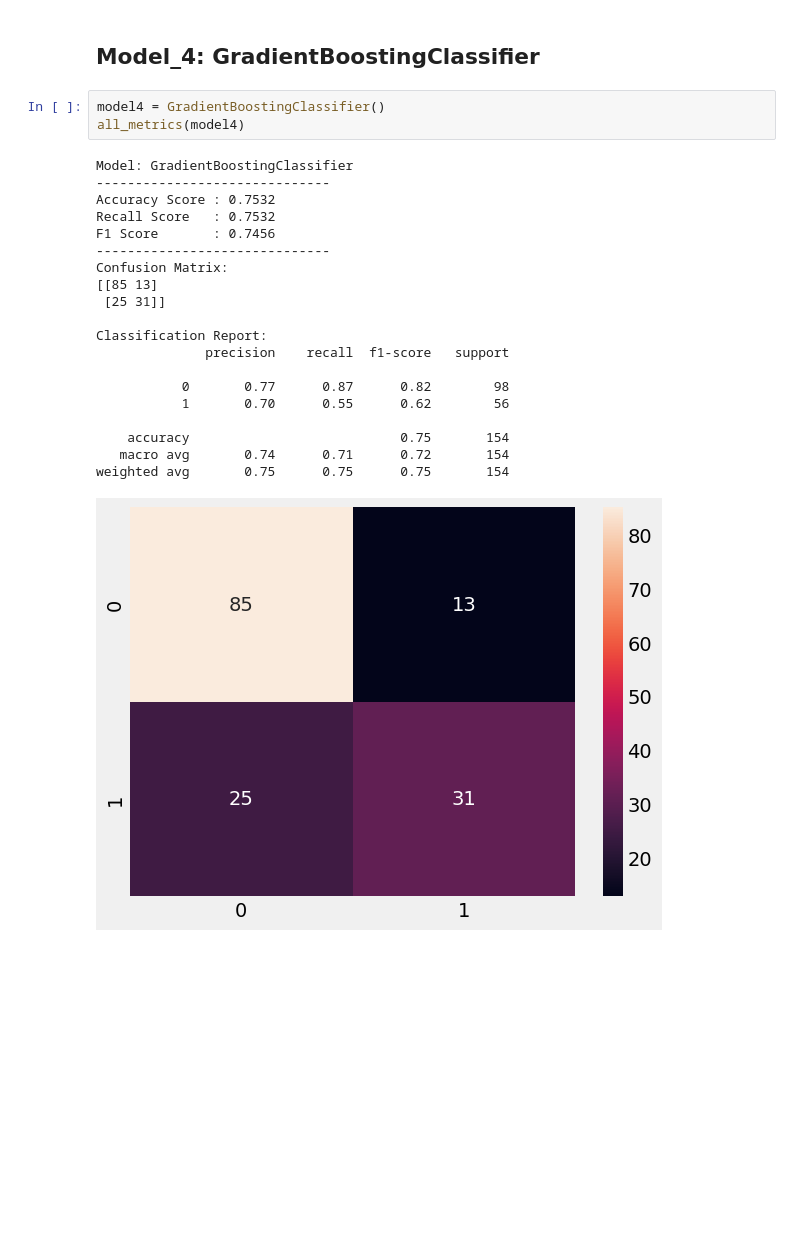
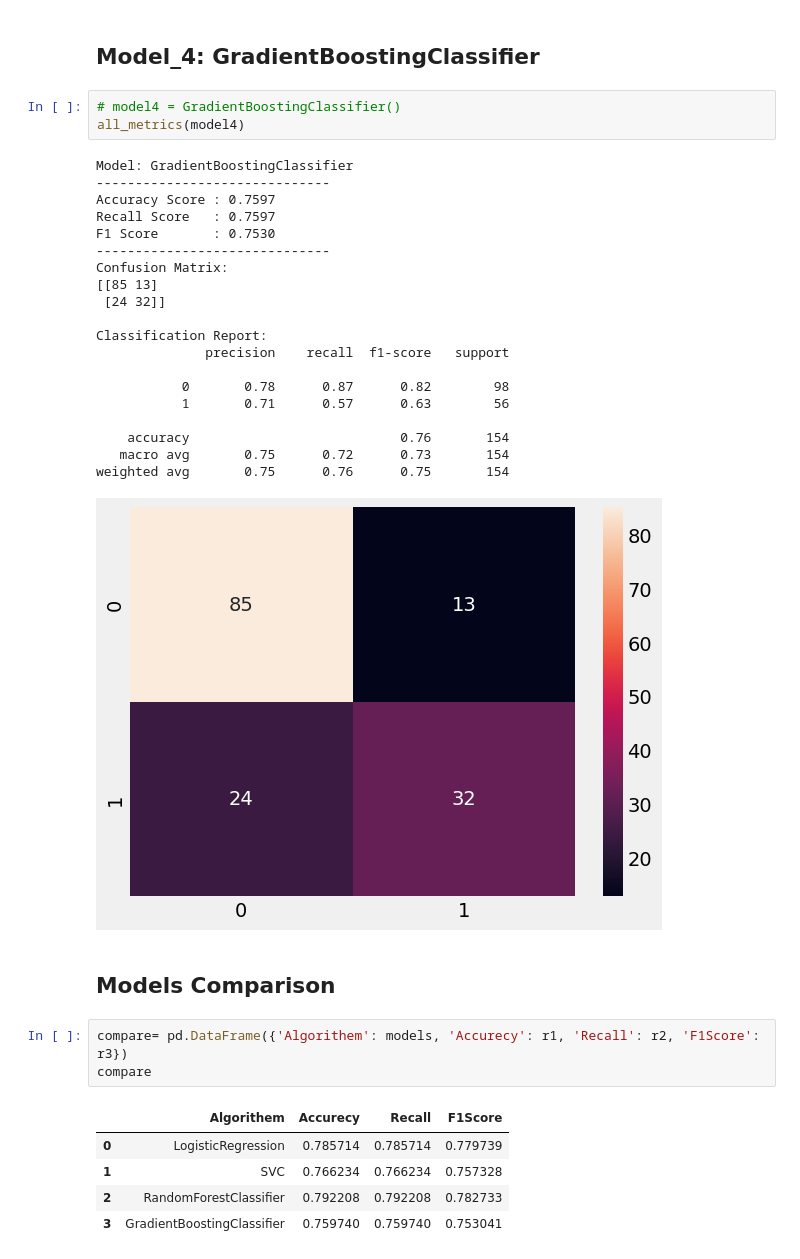
Before and after one commit to Dima-BR/machine-learning-projects, a Jupyter notebook: Diabetes_Predection.ipynb, the cells around one changed output. Saved outputs shown, nothing was run; the diff lists cells and outputs as text; blank space fills up the shorter version.

```diff
--- a/Diabetes_Predection.ipynb
+++ b/Diabetes_Predection.ipynb
@@ -294,26 +294,37 @@ weighted avg       0.78      0.78      0.77       154
 # %% [markdown]
 ## Model_4: **GradientBoostingClassifier**
 # %%
-model4 = GradientBoostingClassifier()
+# model4 = GradientBoostingClassifier()
 all_metrics(model4)
 # %% [output]
 Model: GradientBoostingClassifier
 ------------------------------
-Accuracy Score : 0.7532
-Recall Score   : 0.7532
-F1 Score       : 0.7456
+Accuracy Score : 0.7597
+Recall Score   : 0.7597
+F1 Score       : 0.7530
 ------------------------------
 Confusion Matrix:
 [[85 13]
- [25 31]]
+ [24 32]]
 
 Classification Report:
               precision    recall  f1-score   support
 
-           0       0.77      0.87      0.82        98
-           1       0.70      0.55      0.62        56
+           0       0.78      0.87      0.82        98
+           1       0.71      0.57      0.63        56
 
-    accuracy                           0.75       154
-   macro avg       0.74      0.71      0.72       154
-weighted avg       0.75      0.75      0.75       154
+    accuracy                           0.76       154
+   macro avg       0.75      0.72      0.73       154
+weighted avg       0.75      0.76      0.75       154
 [figure]
+# %% [markdown]
+## Models Comparison
+# %%
+compare= pd.DataFrame({'Algorithem': models, 'Accurecy': r1, 'Recall': r2, 'F1Score': r3})
+compare
+# %% [output]
+|  | Algorithem | Accurecy | Recall | F1Score |
+| 0 | LogisticRegression | 0.785714 | 0.785714 | 0.779739 |
+| 1 | SVC | 0.766234 | 0.766234 | 0.757328 |
+| 2 | RandomForestClassifier | 0.792208 | 0.792208 | 0.782733 |
+| 3 | GradientBoostingClassifier | 0.759740 | 0.759740 | 0.753041 |
```
Also changed, not shown: parts of 3 cells of this notebook.
